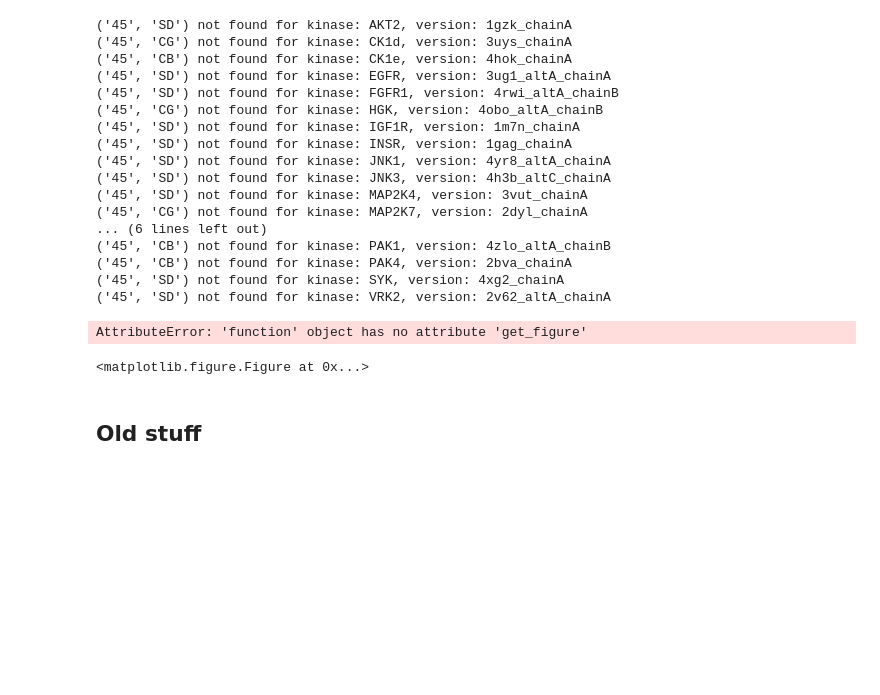
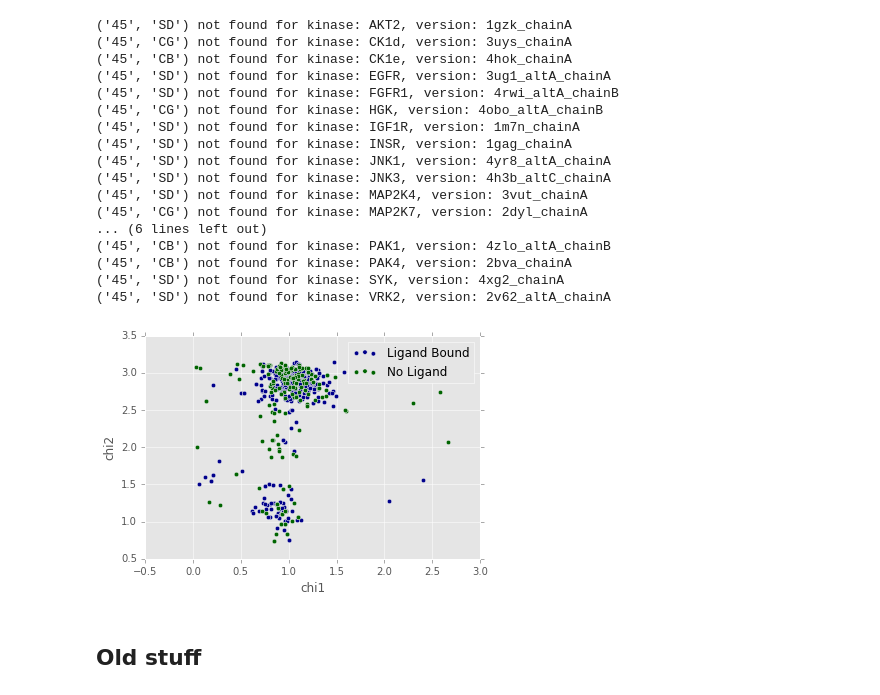
Before and after one commit to cardboard-king/KinStruct, a Jupyter notebook: scripting.ipynb, the cells around one changed output. Cells and saved outputs as stored; diff of their text form; code cells hidden in the pictures; blank space fills up the shorter version.

Commit message:
implemented mass calculations for all kinases, calculated data for bound and unbound kinases, created figure

```diff
--- a/scripting.ipynb
+++ b/scripting.ipynb
@@ -221,14 +221,13 @@ dataUnbound = calculate_organism_data(myurl2, mydata, mymeasurement)
 # %%
 
 fig = plt.figure()
-ax = fig.add_subplot
+ax = fig.add_subplot(111)
 ax = dataBound.astype(np.float32).plot.scatter("chi1","chi2",color="DarkBlue",label="Ligand Bound", ax=ax)
 ax = dataUnbound.astype(np.float32).plot.scatter("chi1","chi2",color="DarkGreen",label="No Ligand", ax=ax)
 plt.show()
 fig.savefig("/Users/matthias/Documents/hibit.in/chi_angles.png")
 # %% [output]
-AttributeError: 'function' object has no attribute 'get_figure'
-<matplotlib.figure.Figure at 0x...>
+[figure, added]
 # %% [markdown]
 
 ## Old stuff
```
